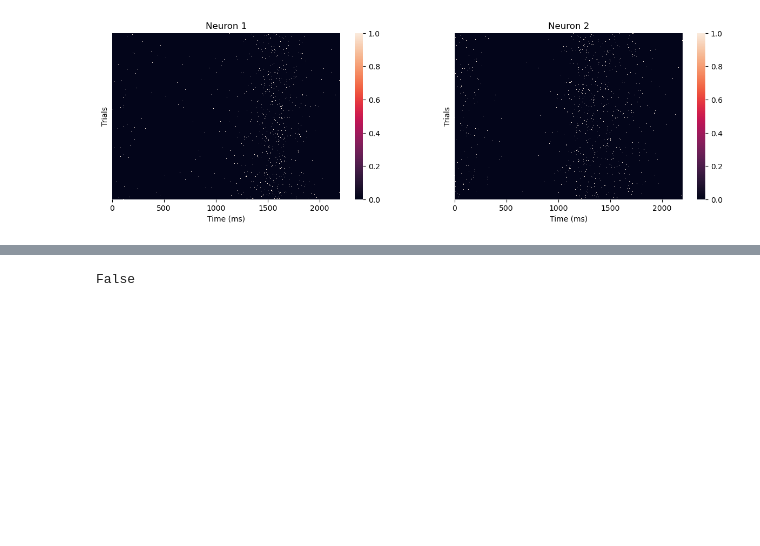
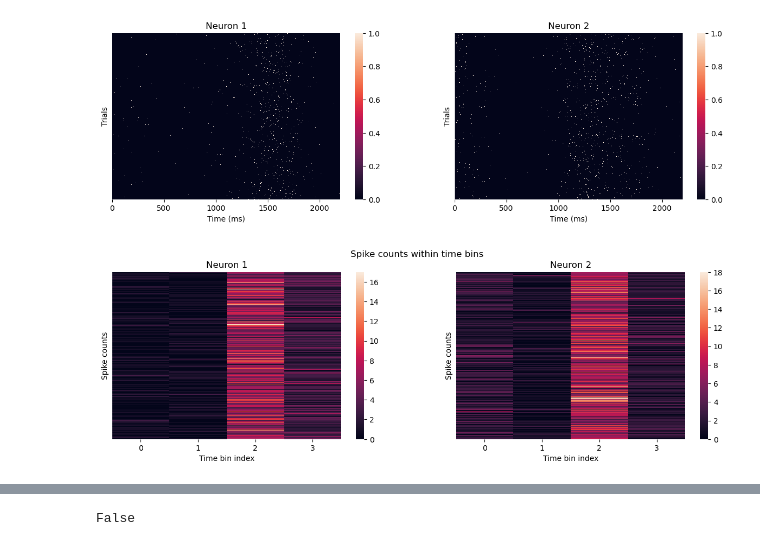
Before and after one commit to nguyen-td/timescales_curvature, a Jupyter notebook: discriminate_populations.ipynb, the cells around one changed output, grey strips where cells are left out. Saved outputs shown, nothing was run; the diff lists cells and outputs as text; code cells hidden in the pictures; blank space fills up the shorter version.

```diff
--- a/discriminate_populations.ipynb
+++ b/discriminate_populations.ipynb
@@ -94,3 +95,24 @@ n_bins = mean_spike_train.shape[1]
+# %%
+# plot binned spike counts
+ticks = np.arange(0, spike_train.shape[1], 500)
+
+fig, axs = plt.subplots(1, 2, figsize=(15, 4))
+
+sns.heatmap(mean_spike_train[0].T, ax=axs[0], yticklabels=False)
+axs[0].set_title('Neuron 1')
+
+sns.heatmap(mean_spike_train[1].T, ax=axs[1], yticklabels=False)
+axs[1].set_title('Neuron 2')
+
+for i in range(2):
+    axs[i].set_xlabel('Time bin index')
+    axs[i].set_ylabel('Spike counts')
+    axs[i].tick_params(axis='x', labelrotation=0)
+
+fig.suptitle('Spike counts within time bins')
+plt.show()
+# %% [output]
+[figure, added]
 # %%
 # # check if total spike counts (over time) are still the same
 # fig, axs = plt.subplots(1, 2, figsize=(13, 4))
```
Also changed, not shown: parts of 5 cells of this notebook.
